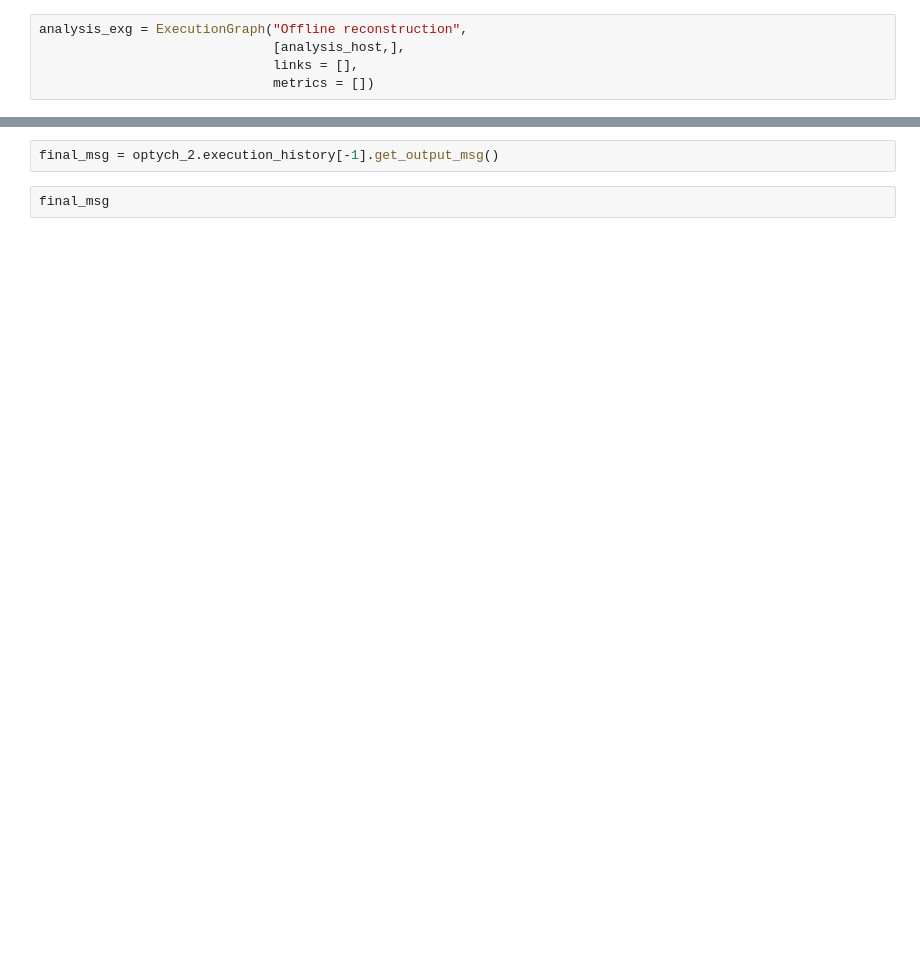
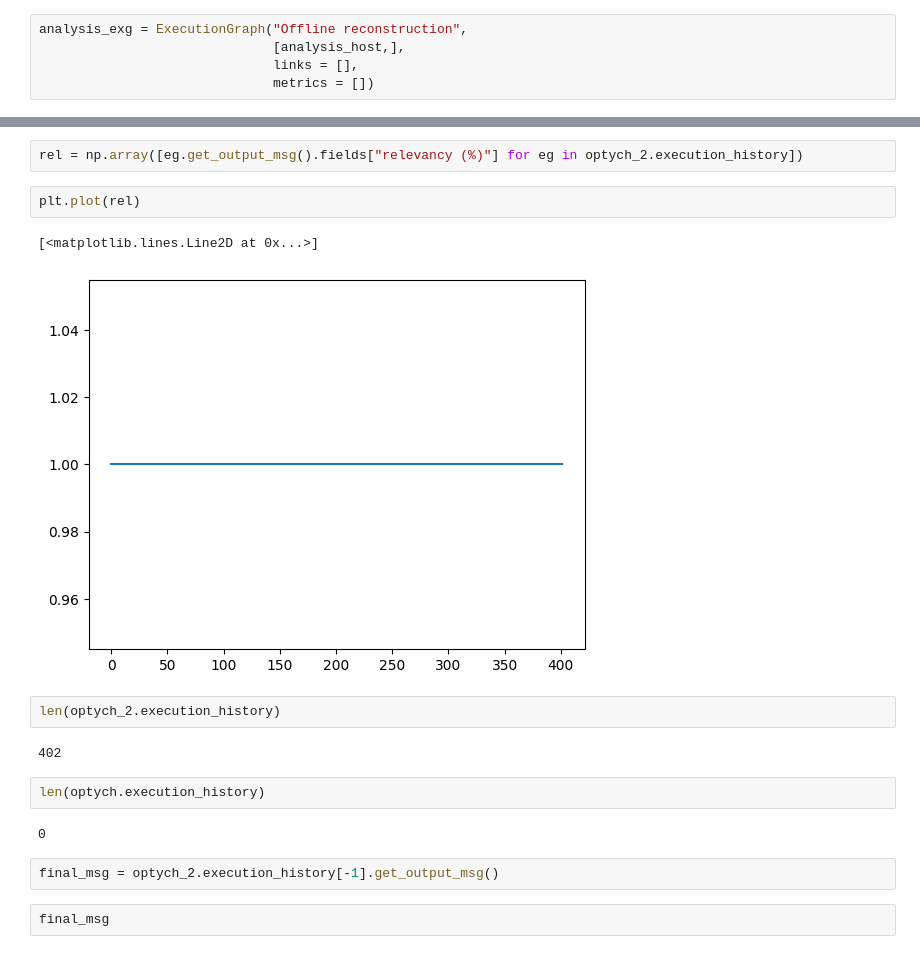
Before and after one commit to wilkieolin/system_flow, a Jupyter notebook: XRS/ptychography.ipynb, the cells around one changed output, grey strips where cells are left out. Saved outputs shown, nothing was run; the diff lists cells and outputs as text; blank space fills up the shorter version.

```diff
--- a/XRS/ptychography.ipynb
+++ b/XRS/ptychography.ipynb
@@ -323,3 +426,18 @@ optych_2 = optych()
+# %%
+rel = np.array([eg.get_output_msg().fields["relevancy (%)"] for eg in optych_2.execution_history])
+# %%
+plt.plot(rel)
+# %% [output]
+[<matplotlib.lines.Line2D at 0x...>]
+[figure, added]
+# %%
+len(optych_2.execution_history)
+# %% [output]
+402
+# %%
+len(optych.execution_history)
+# %% [output]
+0
 # %%
 final_msg = optych_2.execution_history[-1].get_output_msg()
 # %%
```
Also changed, not shown: parts of 81 cells of this notebook, 4 other files.
